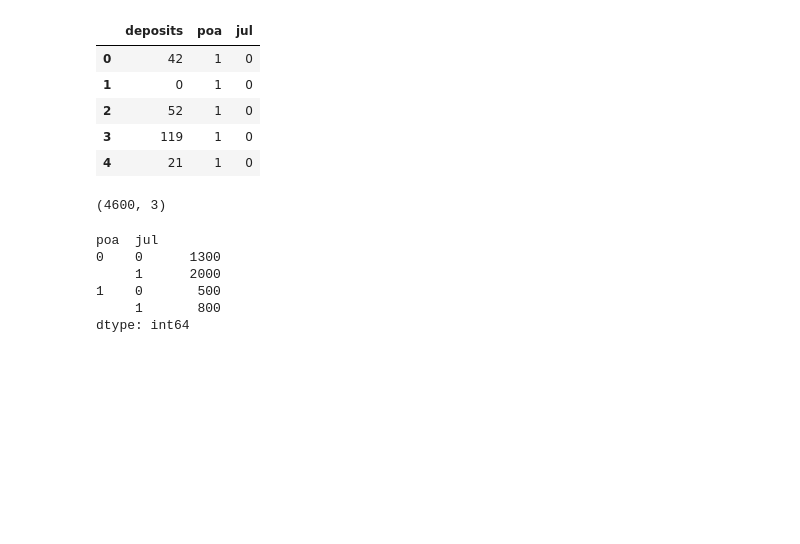
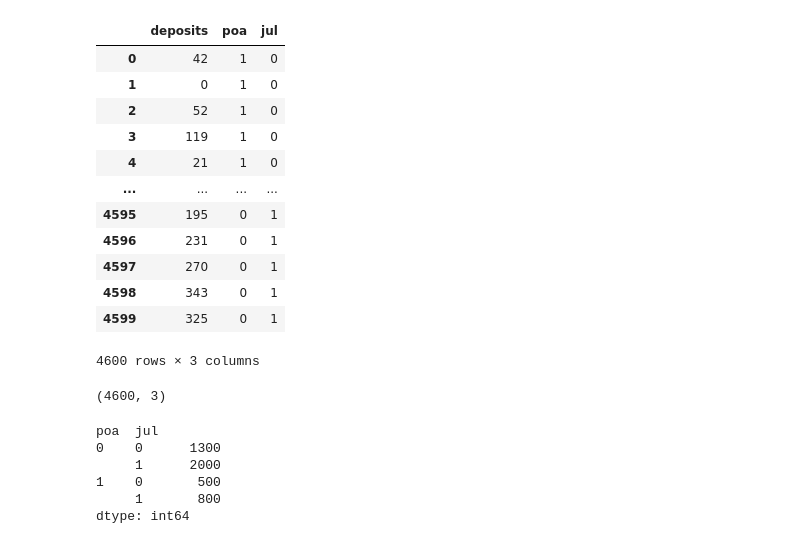
Before and after one commit to orionstar1987/python-causality-handbook, a Jupyter notebook: causal-inference-for-the-brave-and-true/13-Difference-in-Differences.ipynb, the cells around one changed output. Saved outputs shown, nothing was run; the diff lists cells and outputs as text; code cells hidden in the pictures; blank space fills up the shorter version.

```diff
--- a/causal-inference-for-the-brave-and-true/13-Difference-in-Differences.ipynb
+++ b/causal-inference-for-the-brave-and-true/13-Difference-in-Differences.ipynb
@@ -34,14 +34,21 @@ import statsmodels.formula.api as smf
 style.use("fivethirtyeight")
 # %%
 data = pd.read_csv("data/billboard_impact.csv")
-data.head()
+data
 # %% [output]
 |  | deposits | poa | jul |
 | 0 | 42 | 1 | 0 |
 | 1 | 0 | 1 | 0 |
 | 2 | 52 | 1 | 0 |
 | 3 | 119 | 1 | 0 |
 | 4 | 21 | 1 | 0 |
+| ... | ... | ... | ... |
+| 4595 | 195 | 0 | 1 |
+| 4596 | 231 | 0 | 1 |
+| 4597 | 270 | 0 | 1 |
+| 4598 | 343 | 0 | 1 |
+| 4599 | 325 | 0 | 1 |
+4600 rows × 3 columns
 # %%
 data.shape
 # %% [output]
```
Also changed, not shown: parts of 2 cells of this notebook, 1 other file.
